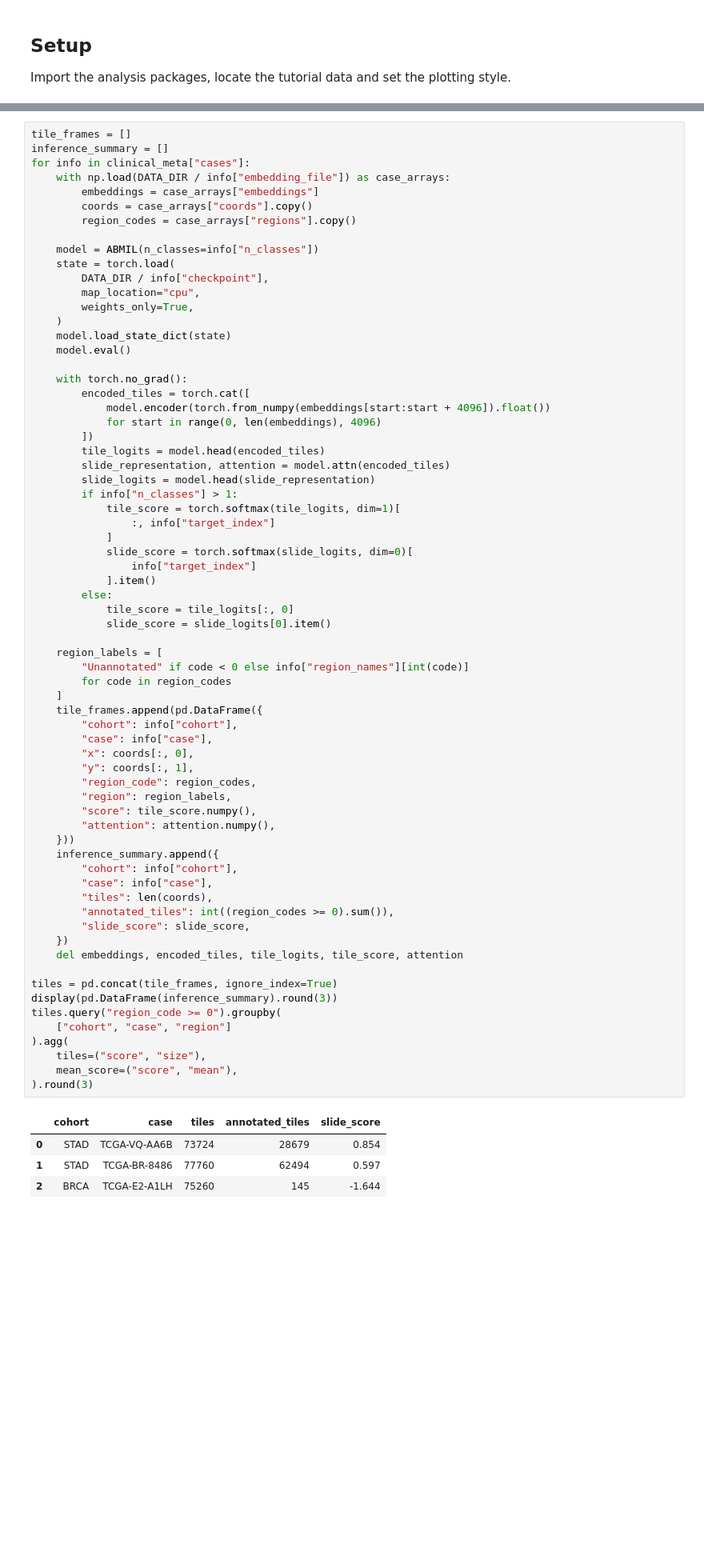
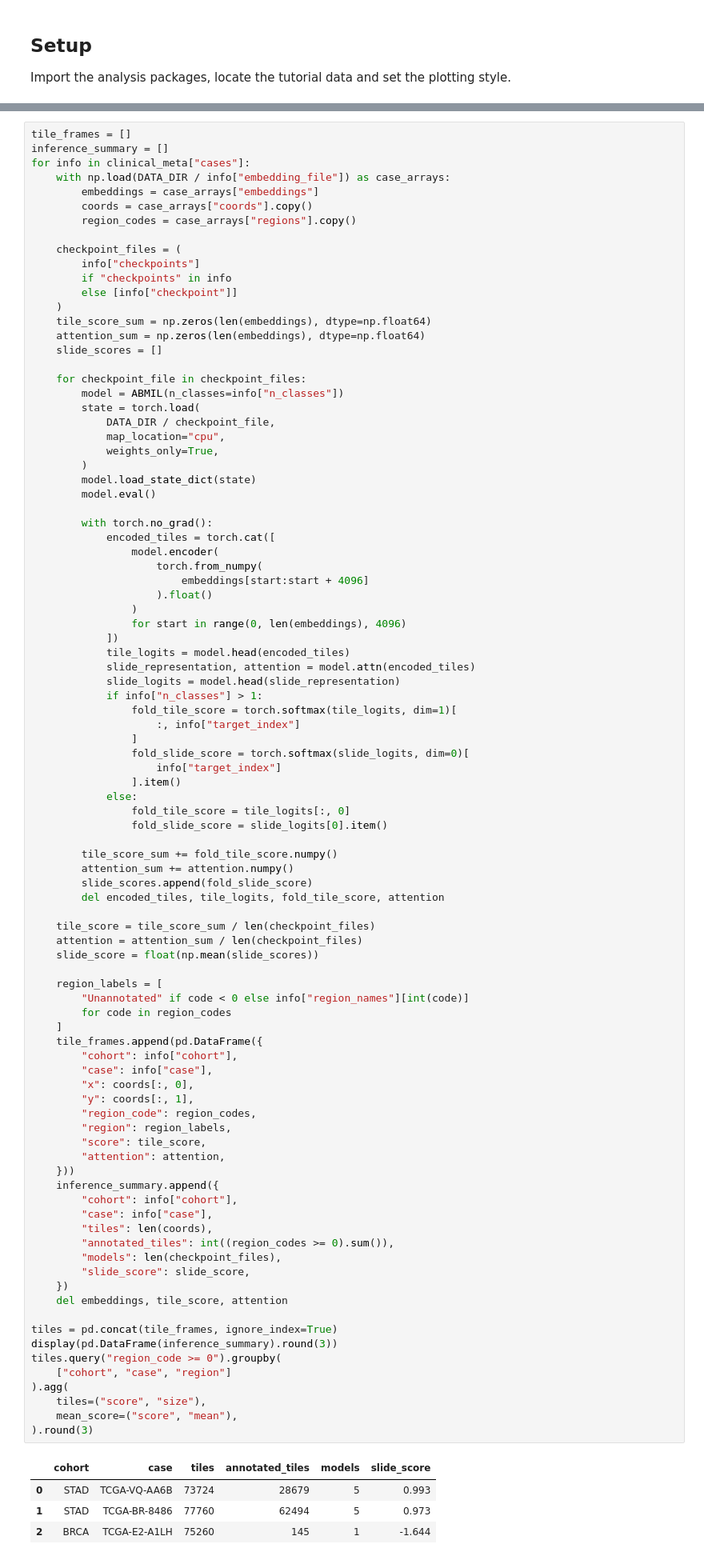
Before and after one commit to zipging/zipging.github.io, a Jupyter notebook: HistAgent/notebooks/clinical_prediction.ipynb, the cells around one changed output, grey strips where cells are left out. Shown at 80% size. Drawn from its saved outputs; the diff is of its cells as text; blank space fills up the shorter version.

```diff
--- a/HistAgent/notebooks/clinical_prediction.ipynb
+++ b/HistAgent/notebooks/clinical_prediction.ipynb
@@ -181,70 +181,94 @@ for info in clinical_meta["cases"]:
         coords = case_arrays["coords"].copy()
         region_codes = case_arrays["regions"].copy()
 
-    model = ABMIL(n_classes=info["n_classes"])
-    state = torch.load(
-        DATA_DIR / info["checkpoint"],
-        map_location="cpu",
-        weights_only=True,
+    checkpoint_files = (
+        info["checkpoints"]
+        if "checkpoints" in info
+        else [info["checkpoint"]]
     )
-    model.load_state_dict(state)
-    model.eval()
+    tile_score_sum = np.zeros(len(embeddings), dtype=np.float64)
+    attention_sum = np.zeros(len(embeddings), dtype=np.float64)
+    slide_scores = []
 
-    with torch.no_grad():
-        encoded_tiles = torch.cat([
-            model.encoder(torch.from_numpy(embeddings[start:start + 4096]).float())
-            for start in range(0, len(embeddings), 4096)
-        ])
-        tile_logits = model.head(encoded_tiles)
-        slide_representation, attention = model.attn(encoded_tiles)
-        slide_logits = model.head(slide_representation)
-        if info["n_classes"] > 1:
-            tile_score = torch.softmax(tile_logits, dim=1)[
-                :, info["target_index"]
-            ]
-            slide_score = torch.softmax(slide_logits, dim=0)[
-                info["target_index"]
-            ].item()
-        else:
-            tile_score = tile_logits[:, 0]
-            slide_score = slide_logits[0].item()
+    for checkpoint_file in checkpoint_files:
+        model = ABMIL(n_classes=info["n_classes"])
+        state = torch.load(
+            DATA_DIR / checkpoint_file,
+            map_location="cpu",
+            weights_only=True,
+        )
+        model.load_state_dict(state)
+        model.eval()
+
+        with torch.no_grad():
+            encoded_tiles = torch.cat([
+                model.encoder(
+                    torch.from_numpy(
+                        embeddings[start:start + 4096]
+                    ).float()
+                )
+                for start in range(0, len(embeddings), 4096)
+            ])
+            tile_logits = model.head(encoded_tiles)
+            slide_representation, attention = model.attn(encoded_tiles)
+            slide_logits = model.head(slide_representation)
+            if info["n_classes"] > 1:
+                fold_tile_score = torch.softmax(tile_logits, dim=1)[
+                    :, info["target_index"]
+                ]
+                fold_slide_score = torch.softmax(slide_logits, dim=0)[
+                    info["target_index"]
+                ].item()
+            else:
+                fold_tile_score = tile_logits[:, 0]
+                fold_slide_score = slide_logits[0].item()
+
+        tile_score_sum += fold_tile_score.numpy()
+        attention_sum += attention.numpy()
+        slide_scores.append(fold_slide_score)
+        del encoded_tiles, tile_logits, fold_tile_score, attention
+
+    tile_score = tile_score_sum / len(checkpoint_files)
+    attention = attention_sum / len(checkpoint_files)
+    slide_score = float(np.mean(slide_scores))
 
     region_labels = [
         "Unannotated" if code < 0 else info["region_names"][int(code)]
         for code in region_codes
     ]
     tile_frames.append(pd.DataFrame({
         "cohort": info["cohort"],
         "case": info["case"],
         "x": coords[:, 0],
         "y": coords[:, 1],
         "region_code": region_codes,
         "region": region_labels,
-        "score": tile_score.numpy(),
-        "attention": attention.numpy(),
+        "score": tile_score,
+        "attention": attention,
     }))
     inference_summary.append({
         "cohort": info["cohort"],
         "case": info["case"],
         "tiles": len(coords),
         "annotated_tiles": int((region_codes >= 0).sum()),
+        "models": len(checkpoint_files),
         "slide_score": slide_score,
     })
-    del embeddings, encoded_tiles, tile_logits, tile_score, attention
+    del embeddings, tile_score, attention
 
 tiles = pd.concat(tile_frames, ignore_index=True)
 display(pd.DataFrame(inference_summary).round(3))
 tiles.query("region_code >= 0").groupby(
     ["cohort", "case", "region"]
 ).agg(
     tiles=("score", "size"),
     mean_score=("score", "mean"),
 ).round(3)
 # %% [output]
-|  | cohort | case | tiles | annotated_tiles | slide_score |
-| 0 | STAD | TCGA-VQ-AA6B | 73724 | 28679 | 0.854 |
-| 1 | STAD | TCGA-BR-8486 | 77760 | 62494 | 0.597 |
-| 2 | BRCA | TCGA-E2-A1LH | 75260 | 145 | -1.644 |
+|  | cohort | case | tiles | annotated_tiles | models | slide_score |
+| 0 | STAD | TCGA-VQ-AA6B | 73724 | 28679 | 5 | 0.993 |
+| 1 | STAD | TCGA-BR-8486 | 77760 | 62494 | 5 | 0.973 |
+| 2 | BRCA | TCGA-E2-A1LH | 75260 | 145 | 1 | -1.644 |
 |  |  |  | tiles | mean_score |
 | cohort | case | region |  |  |
 | BRCA | TCGA-E2-A1LH | Stroma | 66 | -3.204 |
```
Also changed, not shown: parts of 9 cells of this notebook, 7 other files.
